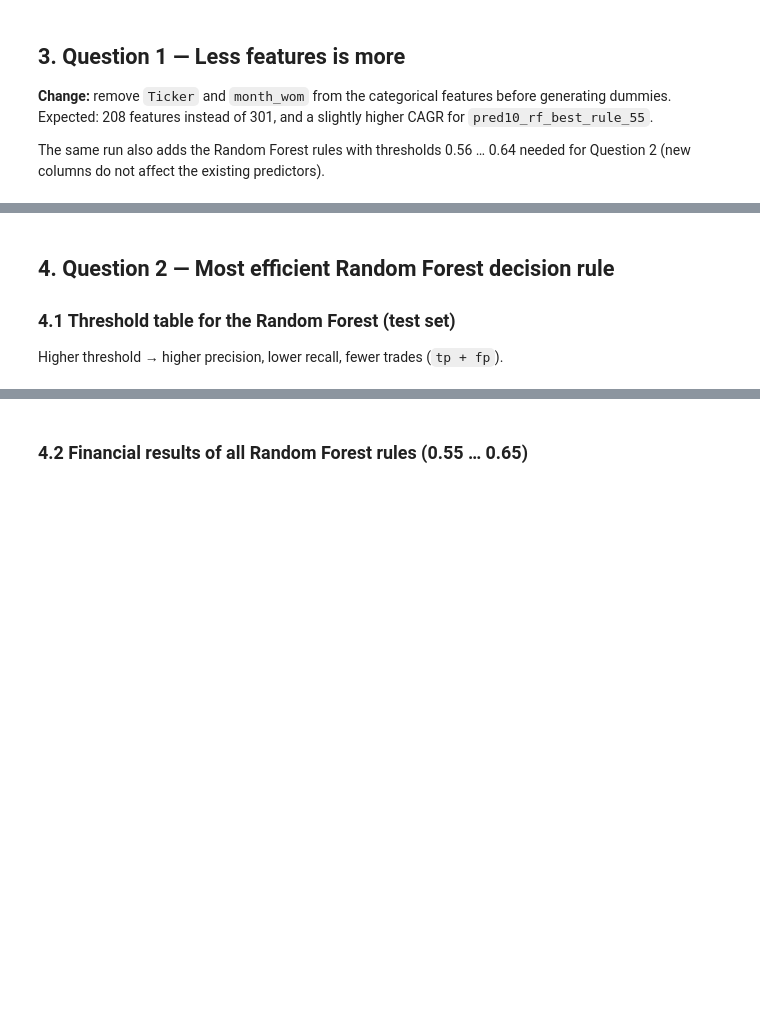
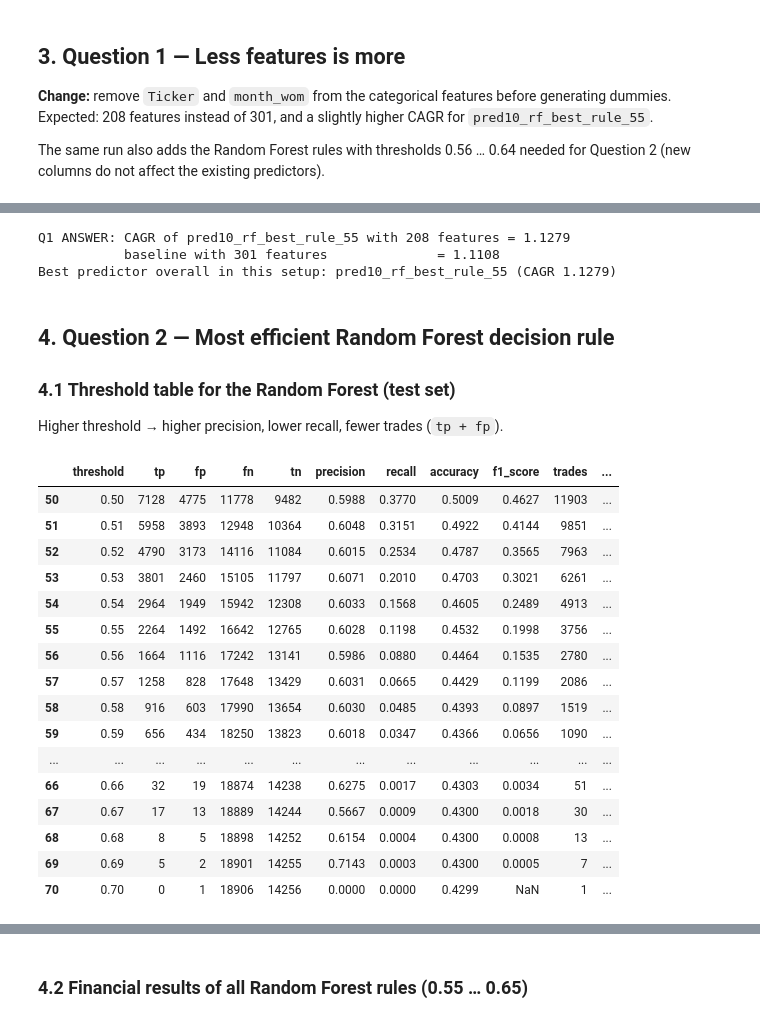
Before and after one commit to obohatov/stock-markets-analytics-zoomcamp-2026, a Jupyter notebook: 04-trading-strategy-and-simulation/homework_4.ipynb, the cells around one changed output, grey strips where cells are left out. Saved outputs shown, nothing was run; the diff lists cells and outputs as text; code cells hidden in the pictures; blank space fills up the shorter version.

Commit message:
Add homework 4 results and interpretation

```diff
--- a/04-trading-strategy-and-simulation/homework_4.ipynb
+++ b/04-trading-strategy-and-simulation/homework_4.ipynb
@@ -183,7 +197,9 @@ def build_matrices(new_df, features):
     train_valid = new_df.split.isin(['train', 'validation'])
     test = new_df.split == 'test'
 
-    X_all = clean_dataframe_from_inf_and_nan(new_df[features])
+    # float32 halves memory; tree models in scikit-learn convert inputs to float32 anyway,
+    # so the fitted models and predictions are the same as with float64
+    X_all = clean_dataframe_from_inf_and_nan(new_df[features]).astype('float32')
     return {
         'X_train_valid': X_all[train_valid],
         'y_train_valid': new_df.loc[train_valid, TARGET],
@@ -348,10 +364,16 @@ def run_experiment(name, categorical, target_growth_threshold=1.0, extra_rf_thre
 
     predictions = [k for k in new_df.keys() if k.startswith('pred')]
     sim = simulate_sim1(new_df, predictions)
+    # keep only what the answers need: Random Forest probabilities on test (for the Q2 threshold table)
+    rf_proba_test = models['rf_best'].predict_proba(m['X_test'])[:, 1]
+    result = {'name': name, 'n_features': len(features), 'sim': sim,
+              'rf_proba_test': rf_proba_test, 'y_test': m['y_test'].to_numpy()}
+
+    # free the large objects before the next experiment (a 2-core Codespace has 8 GB of RAM)
+    del new_df, m, models
+    gc.collect()
     print(f'  Done in {time.time() - t0:.0f}s')
-
-    return {'name': name, 'new_df': new_df, 'features': features, 'matrices': m,
-            'models': models, 'sim': sim}
+    return result
 
 
 SIM_COLUMNS = ['prediction', 'precision_test', 'sim1_count_investments', 'sim1_avg_investments_per_day',
@@ -391,12 +459,16 @@ bubble_chart(q1['sim'], 'Q1 (fewer dummies): CAGR vs. average investments per da
 # %%
 q1_row = q1['sim'].set_index('prediction').loc['pred10_rf_best_rule_55']
-print(f"Q1 ANSWER: CAGR of pred10_rf_best_rule_55 with {len(q1['features'])} features = {q1_row.sim1_CAGR:.4f}")
+print(f"Q1 ANSWER: CAGR of pred10_rf_best_rule_55 with {q1['n_features']} features = {q1_row.sim1_CAGR:.4f}")
 if RUN_BASELINE:
     b_row = baseline['sim'].set_index('prediction').loc['pred10_rf_best_rule_55']
-    print(f"           baseline with {len(baseline['features'])} features              = {b_row.sim1_CAGR:.4f}")
+    print(f"           baseline with {baseline['n_features']} features              = {b_row.sim1_CAGR:.4f}")
 
 best_q1 = q1['sim'].sort_values('sim1_CAGR', ascending=False).iloc[0]
 print(f"Best predictor overall in this setup: {best_q1.prediction} (CAGR {best_q1.sim1_CAGR:.4f})")
+# %% [output]
+Q1 ANSWER: CAGR of pred10_rf_best_rule_55 with 208 features = 1.1279
+           baseline with 301 features              = 1.1108
+Best predictor overall in this setup: pred10_rf_best_rule_55 (CAGR 1.1279)
 # %% [markdown]
 ## 4. Question 2 — Most efficient Random Forest decision rule
 
@@ -404,10 +476,28 @@ print(f"Best predictor overall in this setup: {best_q1.prediction} (CAGR {best_q
 
 Higher threshold → higher precision, lower recall, fewer trades (`tp + fp`).
 # %%
-rf_proba_test = q1['models']['rf_best'].predict_proba(q1['matrices']['X_test'])[:, 1]
+rf_proba_test = q1['rf_proba_test']
 
-df_scores_rf = tpr_fpr_dataframe(q1['matrices']['y_test'], rf_proba_test)
+df_scores_rf = tpr_fpr_dataframe(q1['y_test'], rf_proba_test)
 display(df_scores_rf[(df_scores_rf.threshold >= 0.50) & (df_scores_rf.threshold <= 0.70)].round(4))
+# %% [output]
+|  | threshold | tp | fp | fn | tn | precision | recall | accuracy | f1_score | trades | ... |
+| 50 | 0.50 | 7128 | 4775 | 11778 | 9482 | 0.5988 | 0.3770 | 0.5009 | 0.4627 | 11903 | ... |
+| 51 | 0.51 | 5958 | 3893 | 12948 | 10364 | 0.6048 | 0.3151 | 0.4922 | 0.4144 | 9851 | ... |
+| 52 | 0.52 | 4790 | 3173 | 14116 | 11084 | 0.6015 | 0.2534 | 0.4787 | 0.3565 | 7963 | ... |
+| 53 | 0.53 | 3801 | 2460 | 15105 | 11797 | 0.6071 | 0.2010 | 0.4703 | 0.3021 | 6261 | ... |
+| 54 | 0.54 | 2964 | 1949 | 15942 | 12308 | 0.6033 | 0.1568 | 0.4605 | 0.2489 | 4913 | ... |
+| 55 | 0.55 | 2264 | 1492 | 16642 | 12765 | 0.6028 | 0.1198 | 0.4532 | 0.1998 | 3756 | ... |
+| 56 | 0.56 | 1664 | 1116 | 17242 | 13141 | 0.5986 | 0.0880 | 0.4464 | 0.1535 | 2780 | ... |
+| 57 | 0.57 | 1258 | 828 | 17648 | 13429 | 0.6031 | 0.0665 | 0.4429 | 0.1199 | 2086 | ... |
+| 58 | 0.58 | 916 | 603 | 17990 | 13654 | 0.6030 | 0.0485 | 0.4393 | 0.0897 | 1519 | ... |
+| 59 | 0.59 | 656 | 434 | 18250 | 13823 | 0.6018 | 0.0347 | 0.4366 | 0.0656 | 1090 | ... |
+| ... | ... | ... | ... | ... | ... | ... | ... | ... | ... | ... | ... |
+| 66 | 0.66 | 32 | 19 | 18874 | 14238 | 0.6275 | 0.0017 | 0.4303 | 0.0034 | 51 | ... |
+| 67 | 0.67 | 17 | 13 | 18889 | 14244 | 0.5667 | 0.0009 | 0.4300 | 0.0018 | 30 | ... |
+| 68 | 0.68 | 8 | 5 | 18898 | 14252 | 0.6154 | 0.0004 | 0.4300 | 0.0008 | 13 | ... |
+| 69 | 0.69 | 5 | 2 | 18901 | 14255 | 0.7143 | 0.0003 | 0.4300 | 0.0005 | 7 | ... |
+| 70 | 0.70 | 0 | 1 | 18906 | 14256 | 0.0000 | 0.0000 | 0.4299 | NaN | 1 | ... |
 # %%
 fig, axes = plt.subplots(1, 2, figsize=(14, 4))
 
```
Also changed, not shown: parts of 15 cells of this notebook, 1 other file.
